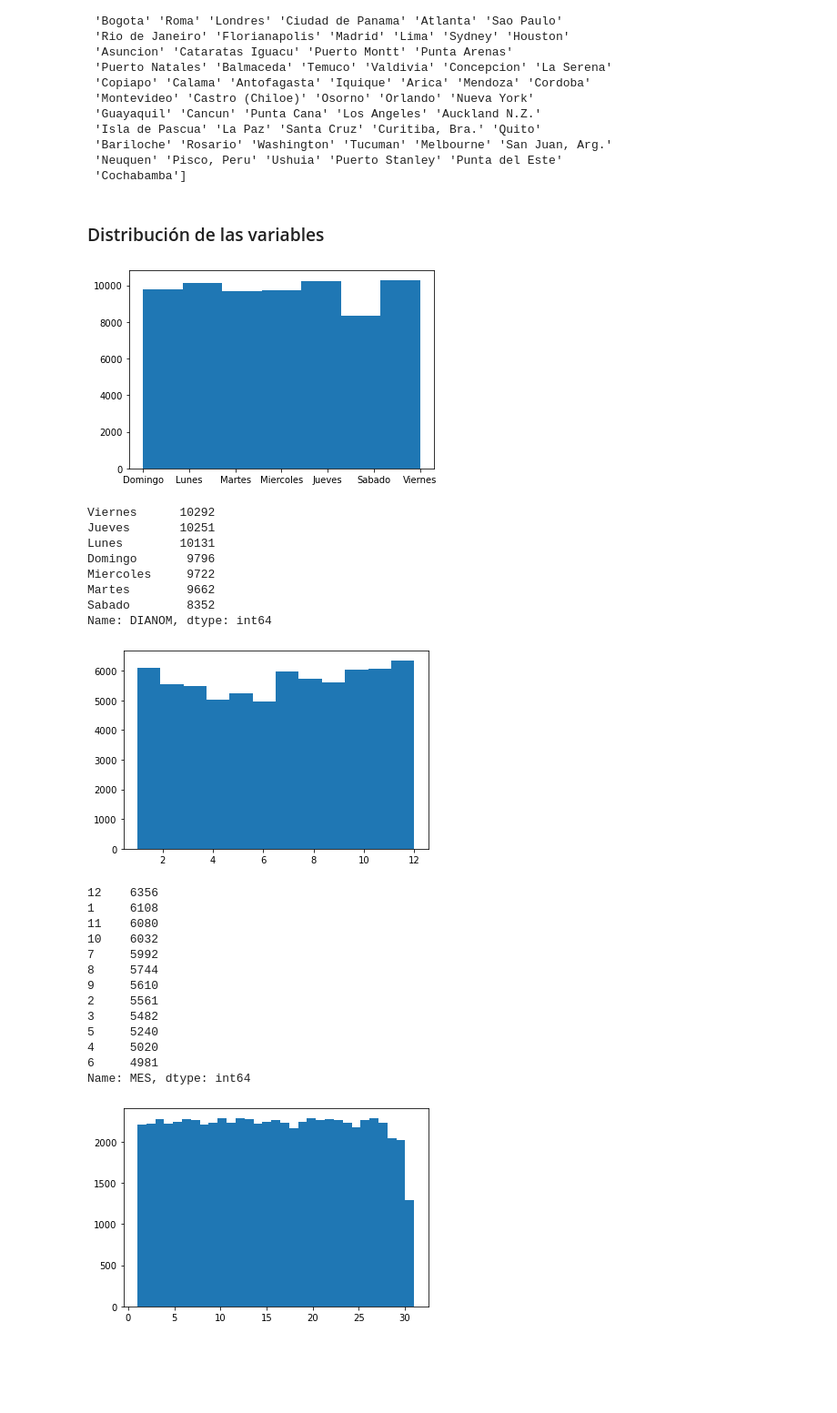
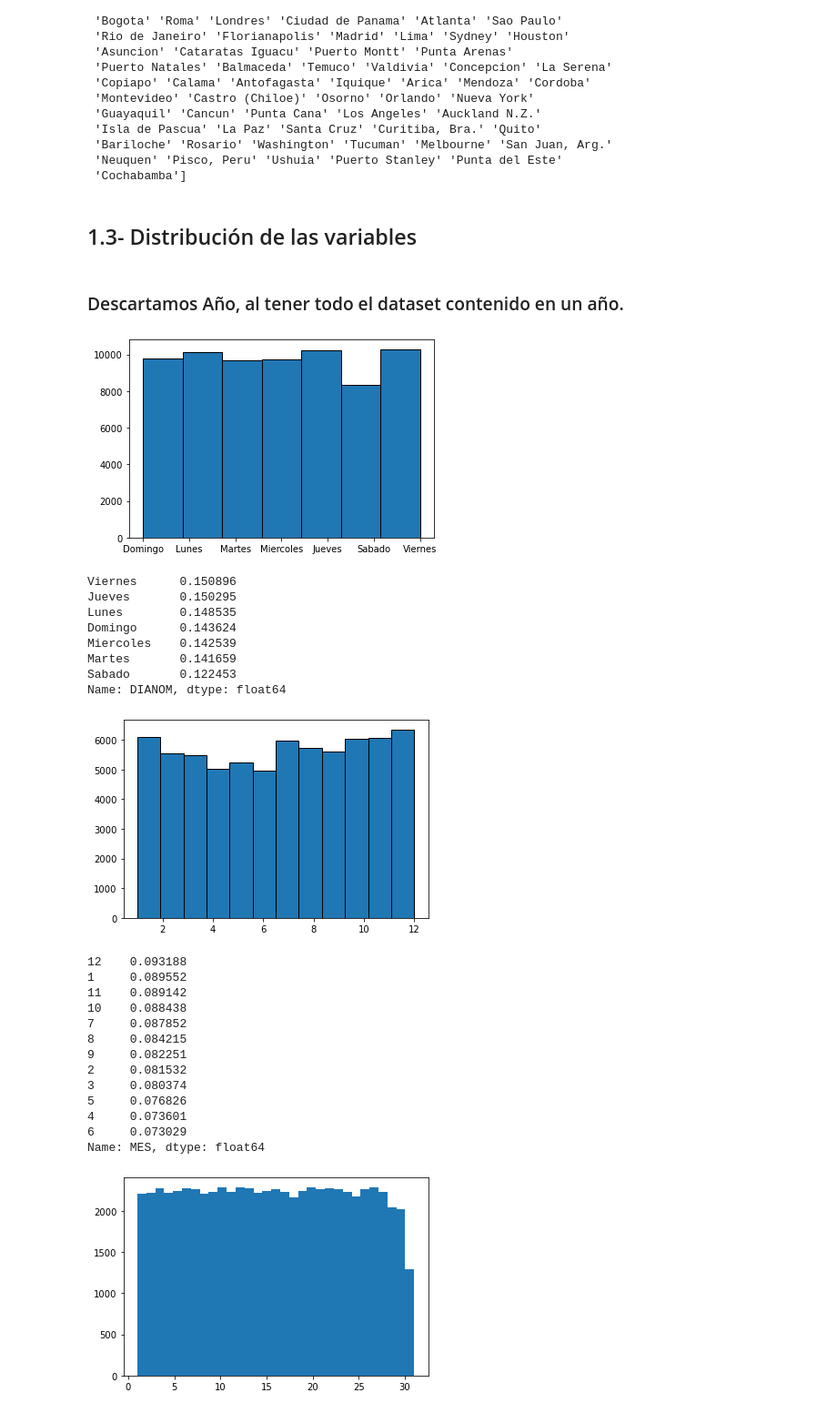
Before and after one commit to nachovalde/Challenge---LATAM-Airlines, a Jupyter notebook: solution.ipynb, the cells around one changed output. Shown: that part at 91% size. Saved outputs shown, nothing was run; the diff lists cells and outputs as text; code cells hidden in the pictures; blank space fills up the shorter version.

```diff
--- a/solution.ipynb
+++ b/solution.ipynb
@@ -175,41 +244,44 @@ Valores distintos nombre ciudad destino:  62
  'Neuquen' 'Pisco, Peru' 'Ushuia' 'Puerto Stanley' 'Punta del Este'
  'Cochabamba']
 # %% [markdown]
-### Distribución de las variables
+## 1.3- Distribución de las variables
+# %% [markdown]
+### Descartamos Año, al tener todo el dataset contenido en un año.
 # %%
-# Solo aplicaremos mes y dia nominal. Anio no tiene sentido si el datase set comprende el anio 2017
-plt.hist(data['DIANOM'], data['DIANOM'].nunique())
+# Distribución de dia nominal
+plt.hist(data['DIANOM'], data['DIANOM'].nunique(), histtype='bar', ec='black')
 plt.show()
-data['DIANOM'].value_counts()
-#data['DIANOM'].value_counts(normalize = True)
+#data['DIANOM'].value_counts()
+data['DIANOM'].value_counts(normalize = True)
 # %% [output]
-[figure, old version]
+[figure, new version]
-Viernes      10292
-Jueves       10251
-Lunes        10131
-Domingo       9796
-Miercoles     9722
-Martes        9662
-Sabado        8352
-Name: DIANOM, dtype: int64
+Viernes      0.150896
+Jueves       0.150295
+Lunes        0.148535
+Domingo      0.143624
+Miercoles    0.142539
+Martes       0.141659
+Sabado       0.122453
+Name: DIANOM, dtype: float64
 # %%
-plt.hist(data['MES'], data['MES'].nunique())
+# Distribución de mes
+plt.hist(data['MES'], data['MES'].nunique(), histtype='bar', ec='black')
 plt.show()
-data['MES'].value_counts()
-#data['MES'].value_counts(normalize = True)
+#data['MES'].value_counts()
+data['MES'].value_counts(normalize = True)
 # %% [output]
-[figure, old version]
+[figure, new version]
-12    6356
-1     6108
-11    6080
-10    6032
-7     5992
-8     5744
-9     5610
-2     5561
-3     5482
-5     5240
-4     5020
-6     4981
-Name: MES, dtype: int64
+12    0.093188
+1     0.089552
+11    0.089142
+10    0.088438
+7     0.087852
+8     0.084215
+9     0.082251
+2     0.081532
+3     0.080374
+5     0.076826
+4     0.073601
+6     0.073029
+Name: MES, dtype: float64
 # %%
```
Also changed, not shown: parts of 85 cells of this notebook.
